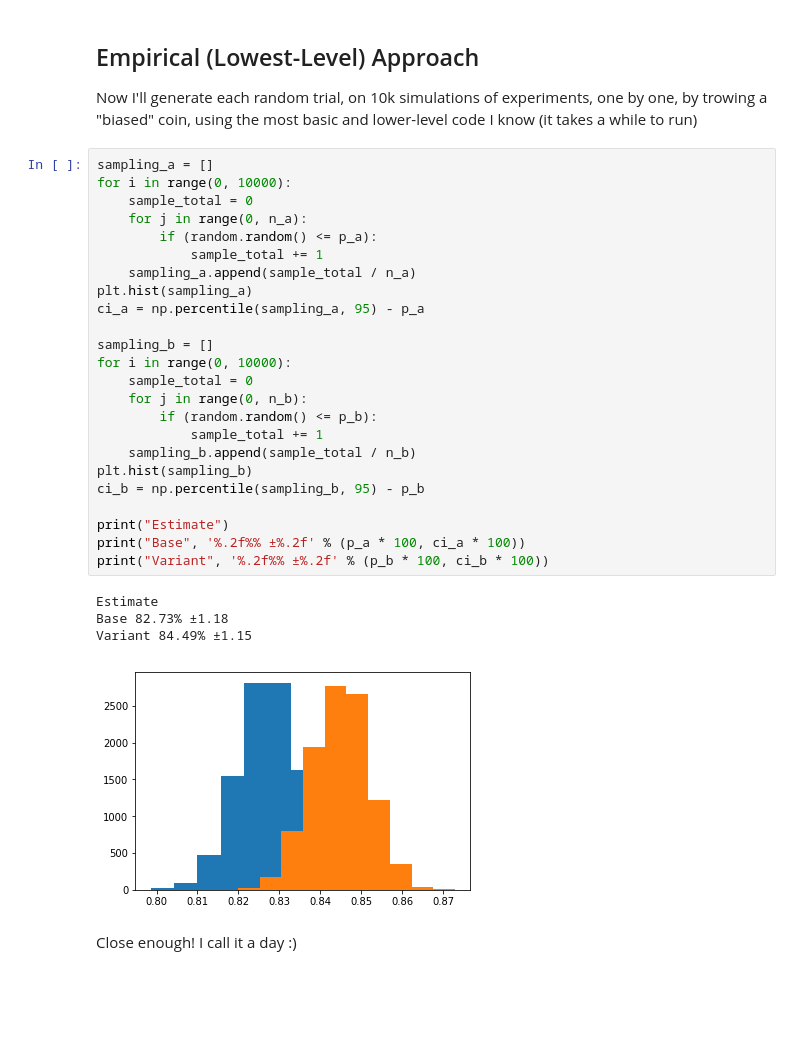
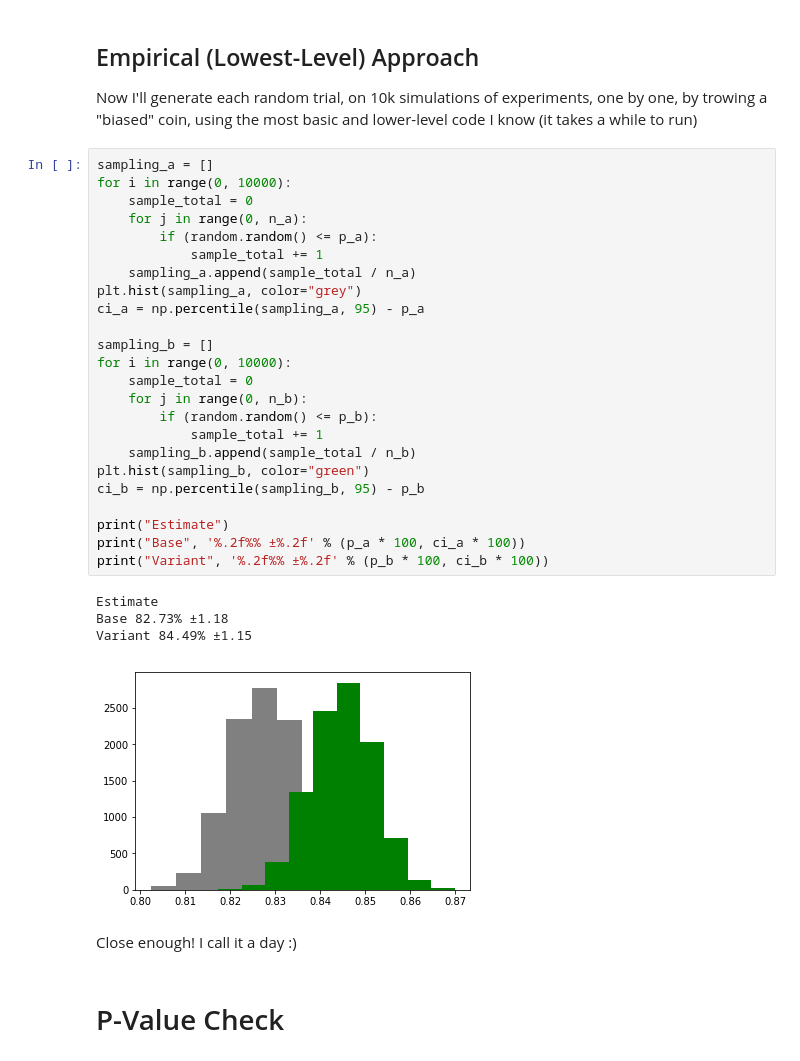
Before and after one commit to rogeriochaves/notebooks, a Jupyter notebook: statistics/AB Check.ipynb, the cells around one changed output. Drawn from its saved outputs; the diff is of its cells as text; blank space fills up the shorter version.

```diff
--- a/statistics/AB Check.ipynb
+++ b/statistics/AB Check.ipynb
@@ -67,31 +69,33 @@ Now I'll generate each random trial, on 10k simulations of experiments, one by o
 # %%
 sampling_a = []
 for i in range(0, 10000):
     sample_total = 0
     for j in range(0, n_a):
         if (random.random() <= p_a):
             sample_total += 1
     sampling_a.append(sample_total / n_a)
-plt.hist(sampling_a)
+plt.hist(sampling_a, color="grey")
 ci_a = np.percentile(sampling_a, 95) - p_a
 
 sampling_b = []
 for i in range(0, 10000):
     sample_total = 0
     for j in range(0, n_b):
         if (random.random() <= p_b):
             sample_total += 1
     sampling_b.append(sample_total / n_b)
-plt.hist(sampling_b)
+plt.hist(sampling_b, color="green")
 ci_b = np.percentile(sampling_b, 95) - p_b
 
 print("Estimate")
 print("Base", '%.2f%% ±%.2f' % (p_a * 100, ci_a * 100))
 print("Variant", '%.2f%% ±%.2f' % (p_b * 100, ci_b * 100))
 # %% [output]
 Estimate
 Base 82.73% ±1.18
 Variant 84.49% ±1.15
-[figure, old version]
+[figure, new version]
 # %% [markdown]
 Close enough! I call it a day :)
+# %% [markdown]
+# P-Value Check
```
Also changed, not shown: parts of 3 cells of this notebook.
